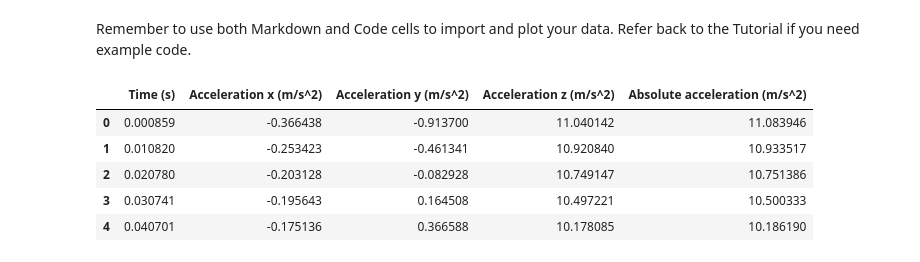
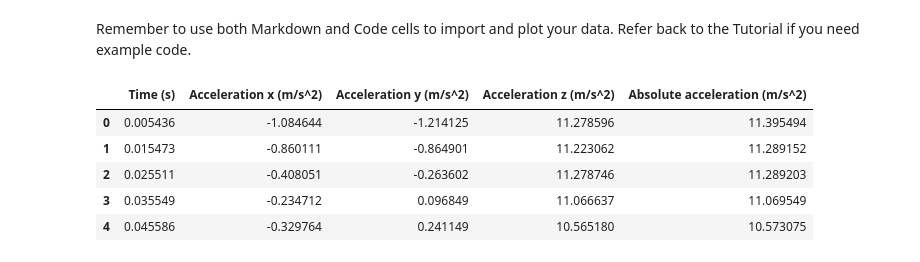
Before and after one commit to rkonecky/geng360-konecky, a Jupyter notebook: Lab 1 - Accelerometers/Lab 1 Data Processing.ipynb, the cells around one changed output. Drawn from its saved outputs; the diff is of its cells as text; code cells hidden in the pictures.

```diff
--- a/Lab 1 - Accelerometers/Lab 1 Data Processing.ipynb
+++ b/Lab 1 - Accelerometers/Lab 1 Data Processing.ipynb
@@ -31,12 +31,12 @@ sns.set_context("notebook")
 Remember to use both Markdown and Code cells to import and plot your data. Refer back to the Tutorial if you need example code.
 # %%
 # import the dataset, view the first few rows
-droptower1 = pd.read_csv("C:\\Users\\bexte\\Geng 360 shtuff\\geng360-konecky\\Lab 1 - Accelerometers\\knotts\\Drop tower 1\\Raw Data.csv") # Make sure to update this file name to match your data!
-droptower1.head() #This will display the first few rows of the DataFrame
+droptower2 = pd.read_csv("C:\\Users\\bexte\\Geng 360 shtuff\\geng360-konecky\\Lab 1 - Accelerometers\\knotts\\Drop tower 2\\Raw Data.csv") # Make sure to update this file name to match your data!
+droptower2.head() #This will display the first few rows of the DataFrame
 # %% [output]
 |  | Time (s) | Acceleration x (m/s^2) | Acceleration y (m/s^2) | Acceleration z (m/s^2) | Absolute acceleration (m/s^2) |
-| 0 | 0.000859 | -0.366438 | -0.913700 | 11.040142 | 11.083946 |
-| 1 | 0.010820 | -0.253423 | -0.461341 | 10.920840 | 10.933517 |
-| 2 | 0.020780 | -0.203128 | -0.082928 | 10.749147 | 10.751386 |
-| 3 | 0.030741 | -0.195643 | 0.164508 | 10.497221 | 10.500333 |
-| 4 | 0.040701 | -0.175136 | 0.366588 | 10.178085 | 10.186190 |
+| 0 | 0.005436 | -1.084644 | -1.214125 | 11.278596 | 11.395494 |
+| 1 | 0.015473 | -0.860111 | -0.864901 | 11.223062 | 11.289152 |
+| 2 | 0.025511 | -0.408051 | -0.263602 | 11.278746 | 11.289203 |
+| 3 | 0.035549 | -0.234712 | 0.096849 | 11.066637 | 11.069549 |
+| 4 | 0.045586 | -0.329764 | 0.241149 | 10.565180 | 10.573075 |
```
Also changed, not shown: parts of 10 cells of this notebook, 10 other files.
